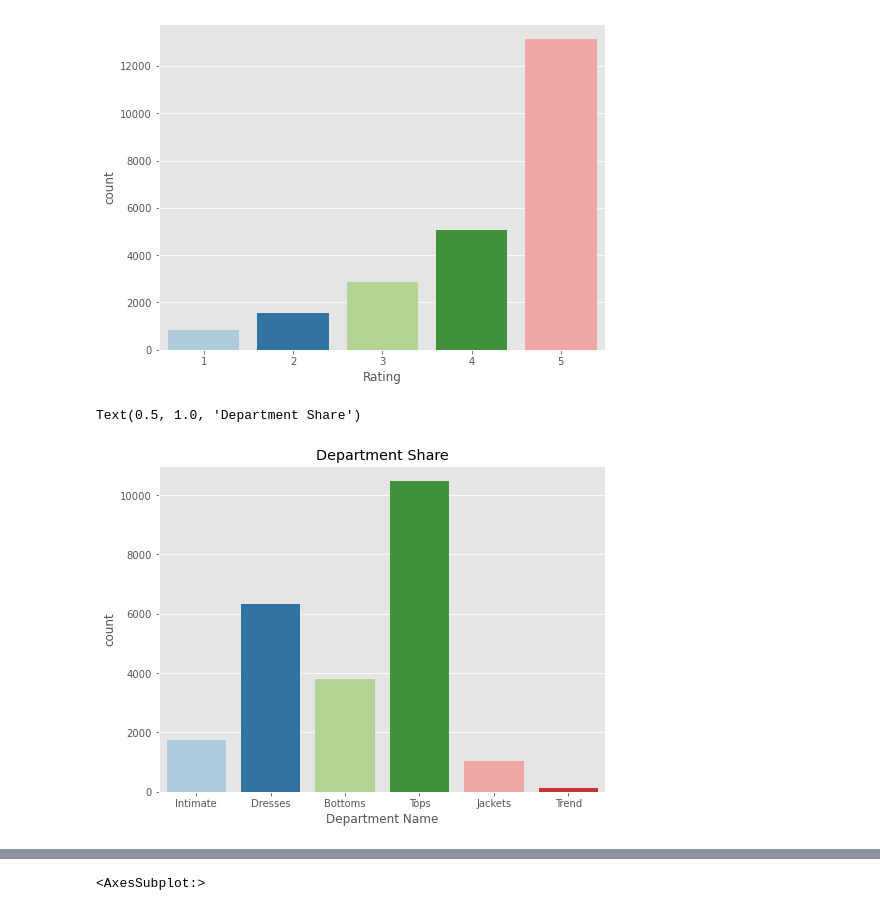
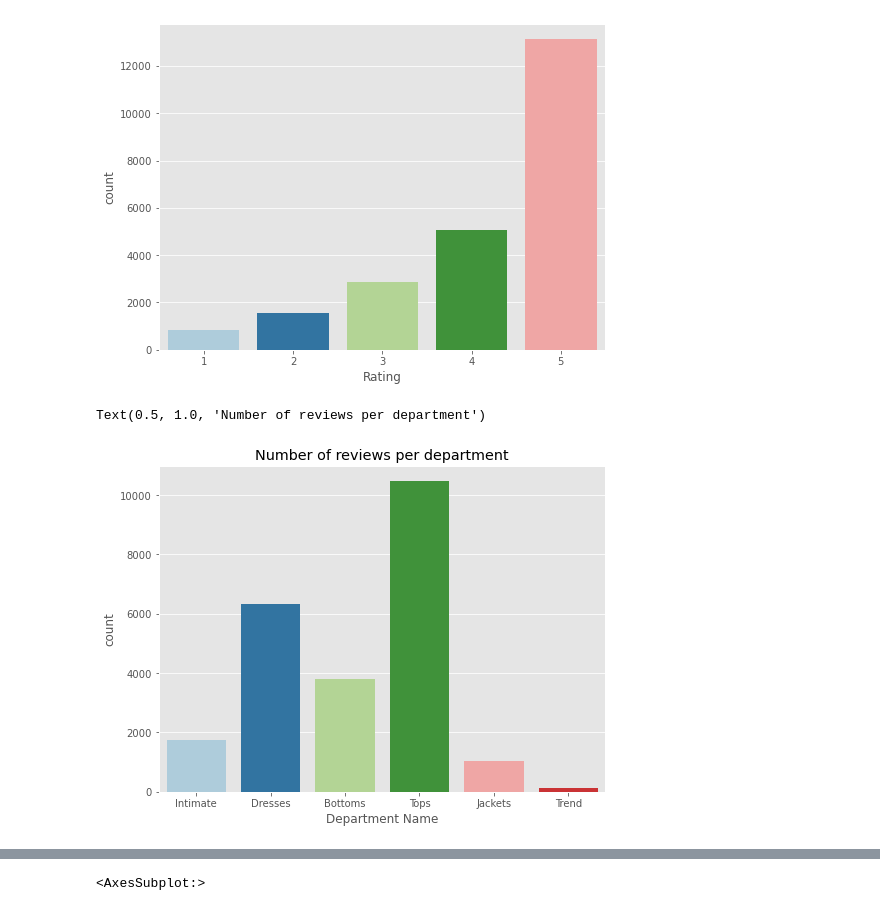
Before and after one commit to baharbiazar/E_Commerce_Reviews_Sentiment_Analysis, a Jupyter notebook: e_commerce_sentiment_analysis.ipynb, the cells around one changed output, grey strips where cells are left out. Drawn from its saved outputs; the diff is of its cells as text; code cells hidden in the pictures.

```diff
--- a/e_commerce_sentiment_analysis.ipynb
+++ b/e_commerce_sentiment_analysis.ipynb
@@ -122,7 +122,7 @@ sns.countplot(x='Rating', data=df)
 # %%
 fig, ax = plt.subplots(figsize= (8,6))
 sns.countplot(x='Department Name', data=df)
-plt.title('Department Share')
+plt.title('Number of reviews per department')
 # %% [output]
-Text(0.5, 1.0, 'Department Share')
+Text(0.5, 1.0, 'Number of reviews per department')
-[figure, old version]
+[figure, new version]
```
Also changed, not shown: parts of 30 cells of this notebook.
